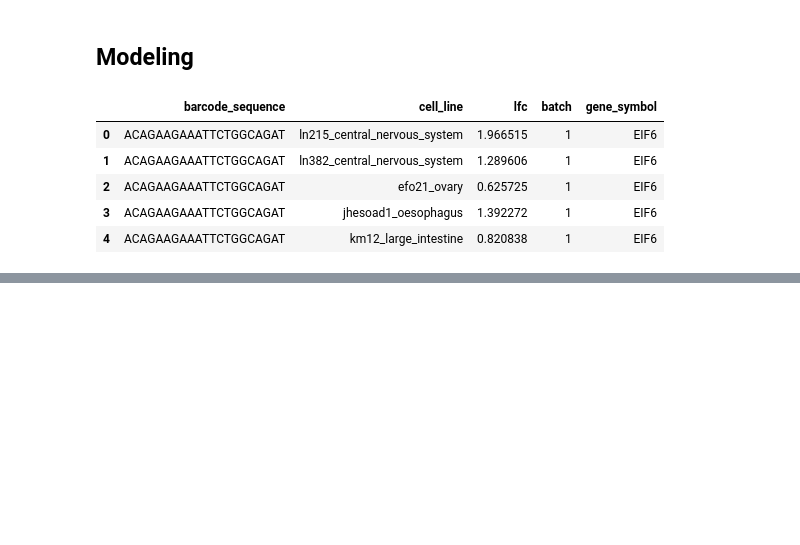
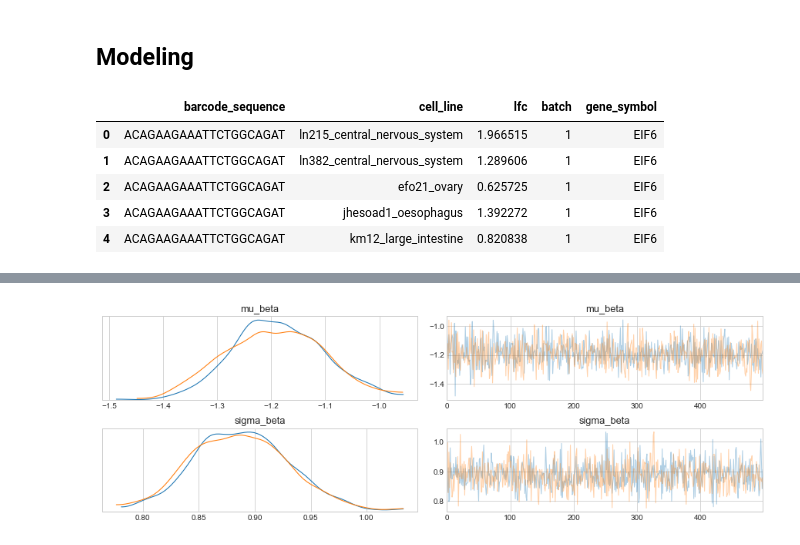
Before and after one commit to jhrcook/demeter2-stan, a Jupyter notebook: notebooks/005_demeter2-in-stan.ipynb, the cells around one changed output, grey strips where cells are left out. Cells and saved outputs as stored; diff of their text form; code cells hidden in the pictures; blank space fills up the shorter version.

```diff
--- a/notebooks/005_demeter2-in-stan.ipynb
+++ b/notebooks/005_demeter2-in-stan.ipynb
@@ -131,0 +172,9 @@ d2_stan_data = {
+# %%
+d2_stan_data = {
+    'N': int(modeling_data.shape[0]),
+    'I': len(np.unique(modeling_data.barcode_sequence_idx)),
+
+    'shrna': modeling_data.barcode_sequence_idx,
+
+    'y': modeling_data.lfc
+}
@@ -132,4 +183,7 @@ d2_stan_data = {
 # %%
-d2_stan_file = models_dir / 'd2_stan_model_1.stan'
+start = timer()
+d2_stan_file = models_dir / 'd2_stan_model_2.stan'
 d2_stan_model = pystan.StanModel(file=d2_stan_file.as_posix())
+end = timer()
+print(f'{(end - start) / 60:.2f} minutes to compile model')
 # %% [output]
@@ -137,3 +194,6 @@ INFO:pystan:COMPILING THE C++ CODE FOR MODEL anon_model_c09d2794a076bd6ccd7d58bc
 # %%
+start = timer()
 d2_stan_fit = d2_stan_model.sampling(data=d2_stan_data, iter=1000, chains=2)
+end = timer()
+print(f'{(end - start) / 60:.2f} minutes to sample from posterior.')
 # %% [output]
@@ -174,0 +211,8 @@ KeyboardInterrupt
+# %%
+az_d2_stan = az.from_pystan(
+    posterior=d2_stan_fit,
+    posterior_predictive='yhat',
+    observed_data=['y'],
+    posterior_model=d2_stan_model
+)
+az.summary(az_d2_stan)
@@ -174,0 +233,5 @@ KeyboardInterrupt
+# %%
+az.plot_trace(az_d2_stan, var_names=['mu_beta', 'sigma_beta'])
+plt.show()
+# %% [output]
+[figure, added]
```
Also changed, not shown: parts of 20 cells of this notebook, 8 other files.
